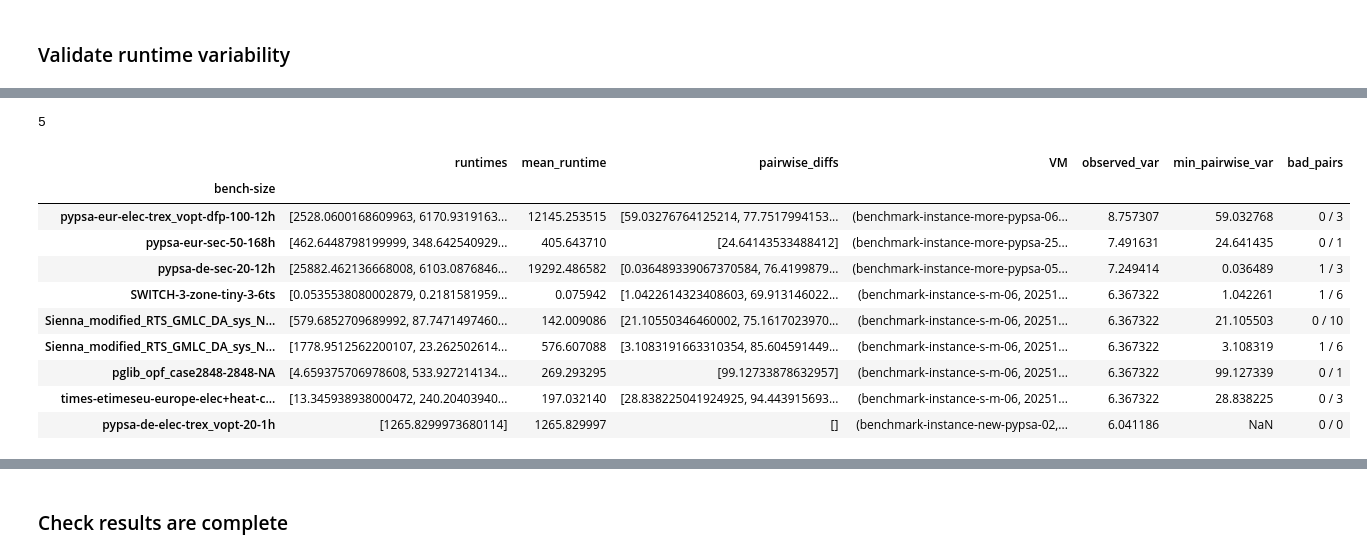
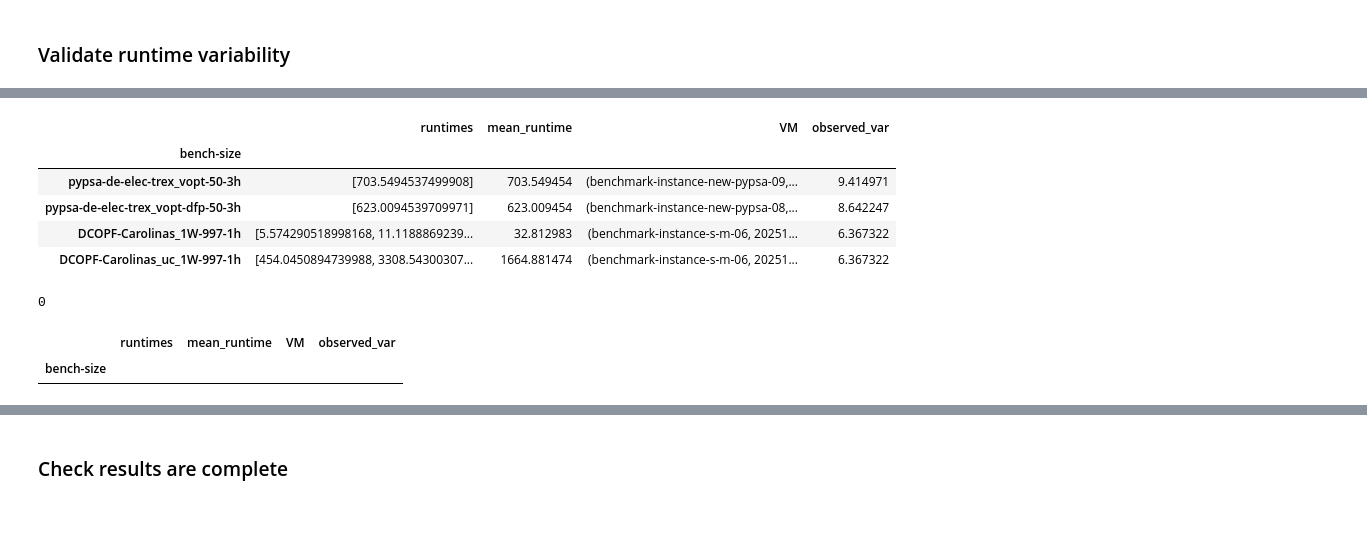
Before and after one commit to open-energy-transition/solver-benchmark, a Jupyter notebook: notebooks/run-v2.ipynb, the cells around one changed output, grey strips where cells are left out. Saved outputs shown, nothing was run; the diff lists cells and outputs as text; code cells hidden in the pictures; blank space fills up the shorter version.

```diff
--- a/notebooks/run-v2.ipynb
+++ b/notebooks/run-v2.ipynb
@@ -1393,6 +1370,9 @@ results, variability = load_results(
         "../results/gcp-results/20251227-new-pypsa/",
         "../results/gcp-results/20251228-rerun-3/",
         "../results/gcp-results/20260102-more-pypsa/",
+        "../results/gcp-results/20260217-rerun-4/",
+        "../results/gcp-results/20260219-rerun-4/",
+        "../results/gcp-results/20260223-rerun-4/",
         # "../results/partial-results/",
     ]
 )
@@ -1573,30 +1460,54 @@ runtime_stats["bad_pairs"] = runtime_stats.apply(
+# %%
+# Calculate the runtime variability for each benchmark instance
+
+runtimes = results.query('Status == "ok"')
+runtimes = runtimes.groupby(["bench-size"])["Runtime (s)"].agg(list)
+
+runtime_stats = pd.DataFrame(
+    {
+        "runtimes": runtimes,
+        "mean_runtime": runtimes.apply(lambda x: sum(x) / len(x)),
+    }
+)
+runtime_stats["VM"] = runtime_stats.index.map(
+    lambda bs: (
+        results[results["bench-size"] == bs]["Hostname"].iloc[0],
+        results[results["bench-size"] == bs]["Run ID"].iloc[0],
+        results[results["bench-size"] == bs]["VM Zone"].iloc[0],
+    )
+    if any(results["bench-size"] == bs)
+    else None
+)
+runtime_stats["observed_var"] = runtime_stats.apply(
+    lambda r: variability.loc[r["VM"], ("std %", "")], axis=1
+)
+runtime_stats.query("observed_var > 6").sort_values("observed_var", ascending=False)
+# %% [output]
+|  | runtimes | mean_runtime | VM | observed_var |
+| bench-size |  |  |  |  |
+| pypsa-de-elec-trex_vopt-50-3h | [703.5494537499908] | 703.549454 | (benchmark-instance-new-pypsa-09,... | 9.414971 |
+| pypsa-de-elec-trex_vopt-dfp-50-3h | [623.0094539709971] | 623.009454 | (benchmark-instance-new-pypsa-08,... | 8.642247 |
+| DCOPF-Carolinas_1W-997-1h | [5.574290518998168, 11.1188869239... | 32.812983 | (benchmark-instance-s-m-06, 20251... | 6.367322 |
+| DCOPF-Carolinas_uc_1W-997-1h | [454.0450894739988, 3308.54300307... | 1664.881474 | (benchmark-instance-s-m-06, 20251... | 6.367322 |
 # %%
-# The benchmark instances where observed variation is greater than 6%
+# Drop some benchmark instances that have high variation and aren't interesting enough to re-run
 
-# TODO drop from website!
-drop = {
+to_drop = {
     "pypsa-de-elec-trex_vopt-50-3h",
     "pypsa-de-elec-trex_vopt-dfp-50-3h",
     "DCOPF-Carolinas_1W-997-1h",
     "DCOPF-Carolinas_uc_1W-997-1h",
 }
 
+results = results[~results["bench-size"].isin(to_drop)]
+
 to_rerun = runtime_stats.query("observed_var > 6").sort_values(
     "observed_var", ascending=False
 )
-to_rerun = to_rerun[~to_rerun.index.isin(drop)]
+to_rerun = to_rerun[~to_rerun.index.isin(to_drop)]
 print(len(to_rerun["VM"].unique()))
 to_rerun
 # %% [output]
-5
+0
-|  | runtimes | mean_runtime | pairwise_diffs | VM | observed_var | min_pairwise_var | bad_pairs |
-| bench-size |  |  |  |  |  |  |  |
-| pypsa-eur-elec-trex_vopt-dfp-100-12h | [2528.0600168609963, 6170.9319163... | 12145.253515 | [59.03276764125214, 77.7517994153... | (benchmark-instance-more-pypsa-06... | 8.757307 | 59.032768 | 0 / 3 |
-| pypsa-eur-sec-50-168h | [462.6448798199999, 348.642540929... | 405.643710 | [24.64143533488412] | (benchmark-instance-more-pypsa-25... | 7.491631 | 24.641435 | 0 / 1 |
-| pypsa-de-sec-20-12h | [25882.462136668008, 6103.0876846... | 19292.486582 | [0.036489339067370584, 76.4199879... | (benchmark-instance-more-pypsa-05... | 7.249414 | 0.036489 | 1 / 3 |
-| SWITCH-3-zone-tiny-3-6ts | [0.0535538080002879, 0.2181581959... | 0.075942 | [1.0422614323408603, 69.913146022... | (benchmark-instance-s-m-06, 20251... | 6.367322 | 1.042261 | 1 / 6 |
-| Sienna_modified_RTS_GMLC_DA_sys_N... | [579.6852709689992, 87.7471497460... | 142.009086 | [21.10550346460002, 75.1617023970... | (benchmark-instance-s-m-06, 20251... | 6.367322 | 21.105503 | 0 / 10 |
-| Sienna_modified_RTS_GMLC_DA_sys_N... | [1778.9512562200107, 23.262502614... | 576.607088 | [3.1083191663310354, 85.604591449... | (benchmark-instance-s-m-06, 20251... | 6.367322 | 3.108319 | 1 / 6 |
-| pglib_opf_case2848-2848-NA | [4.659375706978608, 533.927214134... | 269.293295 | [99.12733878632957] | (benchmark-instance-s-m-06, 20251... | 6.367322 | 99.127339 | 0 / 1 |
-| times-etimeseu-europe-elec+heat-c... | [13.345938938000472, 240.20403940... | 197.032140 | [28.838225041924925, 94.443915693... | (benchmark-instance-s-m-06, 20251... | 6.367322 | 28.838225 | 0 / 3 |
-| pypsa-de-elec-trex_vopt-20-1h | [1265.8299973680114] | 1265.829997 | [] | (benchmark-instance-new-pypsa-02,... | 6.041186 | NaN | 0 / 0 |
+|  | runtimes | mean_runtime | VM | observed_var |
+| bench-size |  |  |  |  |
```
Also changed, not shown: parts of 30 cells of this notebook, 4 other files.
